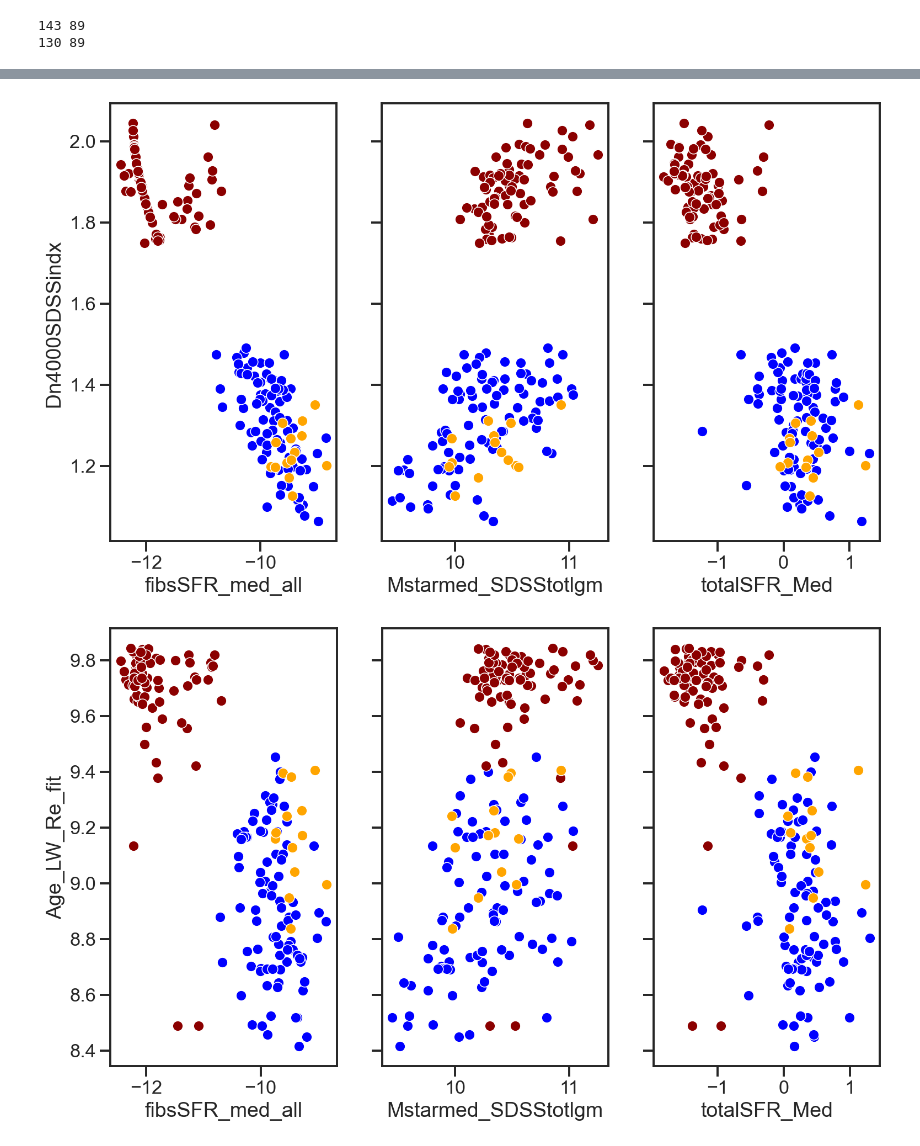
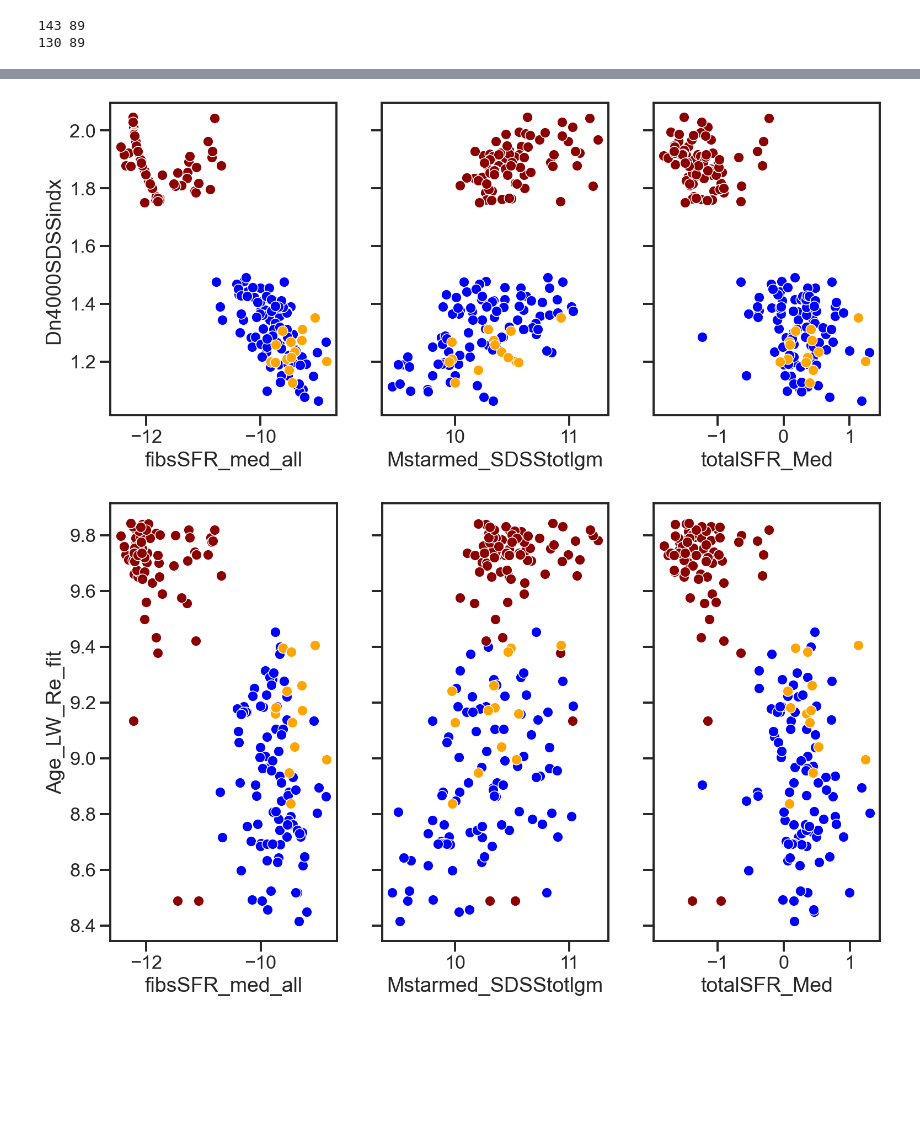
Before and after one commit to mmckay18/BreakBRD_LG12_analysis_repo, a Jupyter notebook: Notebooks/sfh_global_dda.ipynb, the cells around one changed output, grey strips where cells are left out. Saved outputs shown, nothing was run; the diff lists cells and outputs as text; code cells hidden in the pictures; blank space fills up the shorter version.

```diff
--- a/Notebooks/sfh_global_dda.ipynb
+++ b/Notebooks/sfh_global_dda.ipynb
@@ -3,6 +3,7 @@ import numpy as np
 import pandas as pd
 import matplotlib.pyplot as plt
 import seaborn as sns
-sns.set(style="ticks", context="talk")
+sns.set(style='dark')
+# sns.set(style="ticks", context="talk")
 import plotly.express as px
 import plotly.graph_objects as go
@@ -62,21 +179,21 @@ sns.pairplot(bbrd_global_df[cols_to_plot], markers=["+"], corner=True)
 # %%
-fig, (ax0, ax1, ax2) = plt.subplots(1,3, figsize=(12, 7), sharey=True, dpi=150)
+fig, (ax0, ax1, ax2) = plt.subplots(1,3, figsize=(12, 5), sharey=True, dpi=150)
 
-sns.scatterplot(sf_lg12_global_dfv1['fibsSFR_med_all'], sf_lg12_global_dfv1['Dn4000SDSSindx '], ax=ax0, color='blue')
-sns.scatterplot(qc_lg12_global_dfv1['fibsSFR_med_all'], qc_lg12_global_dfv1['Dn4000SDSSindx '], ax=ax0, color='darkred')
-sns.scatterplot(bbrd_global_df['fibsSFR_med_all'], bbrd_global_df['Dn4000SDSSindx '], ax=ax0, color='orange')
+sns.scatterplot(x=sf_lg12_global_dfv1['fibsSFR_med_all'], y=sf_lg12_global_dfv1['Dn4000SDSSindx '], ax=ax0, color='blue')
+sns.scatterplot(x=qc_lg12_global_dfv1['fibsSFR_med_all'], y=qc_lg12_global_dfv1['Dn4000SDSSindx '], ax=ax0, color='darkred')
+sns.scatterplot(x=bbrd_global_df['fibsSFR_med_all'], y=bbrd_global_df['Dn4000SDSSindx '], ax=ax0, color='orange')
 
-sns.scatterplot(sf_lg12_global_dfv1['Mstarmed_SDSStotlgm'], sf_lg12_global_dfv1['Dn4000SDSSindx '], ax=ax1, color='blue')
-sns.scatterplot(qc_lg12_global_dfv1['Mstarmed_SDSStotlgm'], qc_lg12_global_dfv1['Dn4000SDSSindx '], ax=ax1, color='darkred')
-sns.scatterplot(bbrd_global_df['Mstarmed_SDSStotlgm'], bbrd_global_df['Dn4000SDSSindx '], ax=ax1, color='orange')
+sns.scatterplot(x=sf_lg12_global_dfv1['Mstarmed_SDSStotlgm'], y=sf_lg12_global_dfv1['Dn4000SDSSindx '], ax=ax1, color='blue')
+sns.scatterplot(x=qc_lg12_global_dfv1['Mstarmed_SDSStotlgm'], y=qc_lg12_global_dfv1['Dn4000SDSSindx '], ax=ax1, color='darkred')
+sns.scatterplot(x=bbrd_global_df['Mstarmed_SDSStotlgm'], y=bbrd_global_df['Dn4000SDSSindx '], ax=ax1, color='orange')
 
-sns.scatterplot(sf_lg12_global_dfv1['totalSFR_Med'], sf_lg12_global_dfv1['Dn4000SDSSindx '], ax=ax2, color='blue')
-sns.scatterplot(qc_lg12_global_dfv1['totalSFR_Med'], qc_lg12_global_dfv1['Dn4000SDSSindx '], ax=ax2, color='darkred')
-sns.scatterplot(bbrd_global_df['totalSFR_Med'], bbrd_global_df['Dn4000SDSSindx '], ax=ax2, color='orange')
+sns.scatterplot(x=sf_lg12_global_dfv1['totalSFR_Med'], y=sf_lg12_global_dfv1['Dn4000SDSSindx '], ax=ax2, color='blue')
+sns.scatterplot(x=qc_lg12_global_dfv1['totalSFR_Med'], y=qc_lg12_global_dfv1['Dn4000SDSSindx '], ax=ax2, color='darkred')
+sns.scatterplot(x=bbrd_global_df['totalSFR_Med'], y=bbrd_global_df['Dn4000SDSSindx '], ax=ax2, color='orange')
 
 plt.show()
 # %% [output]
-[figure, old version]
+[figure, new version]
 # %%
 fig, (ax0, ax1, ax2) = plt.subplots(1,3, figsize=(12, 7), sharey=True, dpi=150)
 
```
Also changed, not shown: parts of 5 cells of this notebook, 1 other file.
